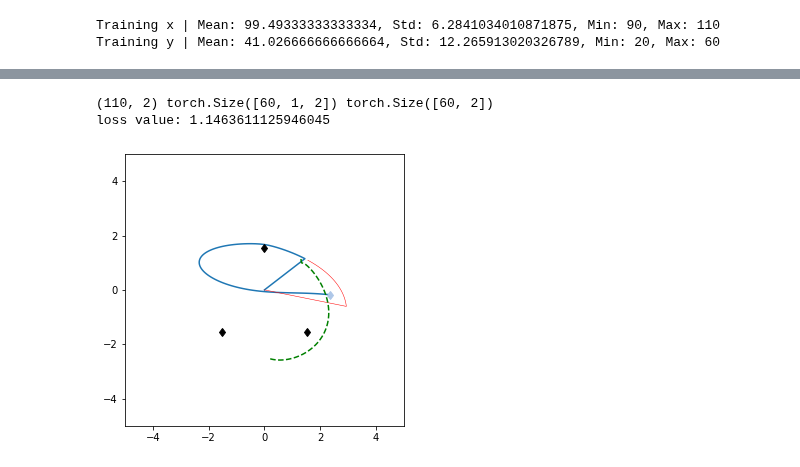
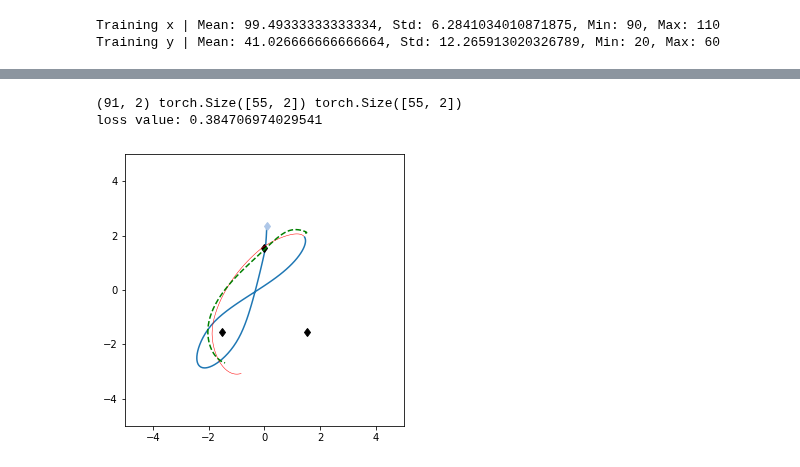
Before and after one commit to mandjevant/tue-deeplearning, a Jupyter notebook: assignments/assignment_2_3/a3_skeleton_peter-pim-peter.ipynb, the cells around one changed output, grey strips where cells are left out. Saved outputs shown, nothing was run; the diff lists cells and outputs as text; code cells hidden in the pictures.

```diff
--- a/assignments/assignment_2_3/a3_skeleton_peter-pim-peter.ipynb
+++ b/assignments/assignment_2_3/a3_skeleton_peter-pim-peter.ipynb
@@ -444,7 +427,7 @@ class Encoder(nn.Module):
         self.input_size = input_size
         self.n_layers = n_layers
 
-        self.gru = torch.nn.GRU(input_size, hidden_size, n_layers)
+        self.gru = torch.nn.GRU(input_size, hidden_size, n_layers, dropout=dropout)
 
     def forward(self, x):
         hidden = self.init_hidden()
@@ -462,7 +445,7 @@ class Decoder(nn.Module):
         self.hidden_size = hidden_size
         self.n_layers = n_layers
 
-        self.gru = nn.GRU(input_size, hidden_size, n_layers)
+        self.gru = nn.GRU(input_size, hidden_size, n_layers, dropout=dropout)
         self.out = nn.Linear(hidden_size, output_size)
 
     def forward(self, x, hidden):
@@ -548,9 +535,9 @@ def fit_seq(encoder_model, decoder_model, train_dl, valid_dl, n_epochs, teacher_
 # %%
-n_layers = 1
+n_layers = 4
 dropout = 0.5
 input_size = 2
 output_size = 2
-hidden_size = 256
+hidden_size = 64
 
 encoder_model = Encoder(input_size, hidden_size, n_layers, dropout).to(device)
 decoder_model = Decoder(input_size, output_size, hidden_size, n_layers, dropout).to(device)
@@ -560,13 +547,13 @@ def count_parameters(model):
 
 print(f'Encoder Model has {count_parameters(encoder_model)} parameters')
 print(f'Decoder Model has {count_parameters(decoder_model)} parameters')
-epochs = 30
-fit_seq(encoder_model=encoder_model,
-        decoder_model=decoder_model,
-        train_dl=gpu_cont_train_dl,
-        valid_dl=gpu_cont_valid_dl,
-        n_epochs=epochs,
-        teacher_forcing_ratio=0.5)
+epochs = 200
+result = fit_seq(encoder_model=encoder_model,
+                 decoder_model=decoder_model,
+                 train_dl=gpu_cont_train_dl,
+                 valid_dl=gpu_cont_valid_dl,
+                 n_epochs=epochs,
+                 teacher_forcing_ratio=0.0)
 encoder_model = encoder_model.eval()
 decoder_model = decoder_model.eval()
 # %% [output]
@@ -610,25 +574,26 @@ Begin epoch 12/30
 # %%
-x, y = next(iter(gpu_cont_train_dl))
+x, y = next(iter(gpu_cont_valid_dl))
 
-encoder_output, hidden = encoder_model(x.squeeze(1))
+x = x.squeeze(0)
+y = y.squeeze(0)
+encoder_output, hidden = encoder_model(x)
 outputs = torch.zeros(y.shape[0], 2).to(device)
 
-input_decoder = x[-1]
+input_decoder = x[-1].unsqueeze(0)
 for inx, y_i in enumerate(y):
     output, hidden = decoder_model(input_decoder, hidden)
 
     outputs[inx] = output
 
     input_decoder = output
 
-x = x.squeeze(1)
 x = x.to(device='cpu').detach().numpy()
 new_y_pred = outputs.to(device='cpu').detach().numpy()
 
 print(x.shape, y.shape, outputs.shape)
 print(f'loss value: {criterion(y.squeeze(1), outputs).item()}')
 plot_example(x, x_gt=y.squeeze(1), x_pred=np.array(new_y_pred))
 # %% [output]
-(110, 2) torch.Size([60, 1, 2]) torch.Size([60, 2])
-loss value: 1.1463611125946045
+(91, 2) torch.Size([55, 2]) torch.Size([55, 2])
+loss value: 0.384706974029541
-[figure, old version]
+[figure, new version]
```
Also changed, not shown: parts of 10 cells of this notebook.
